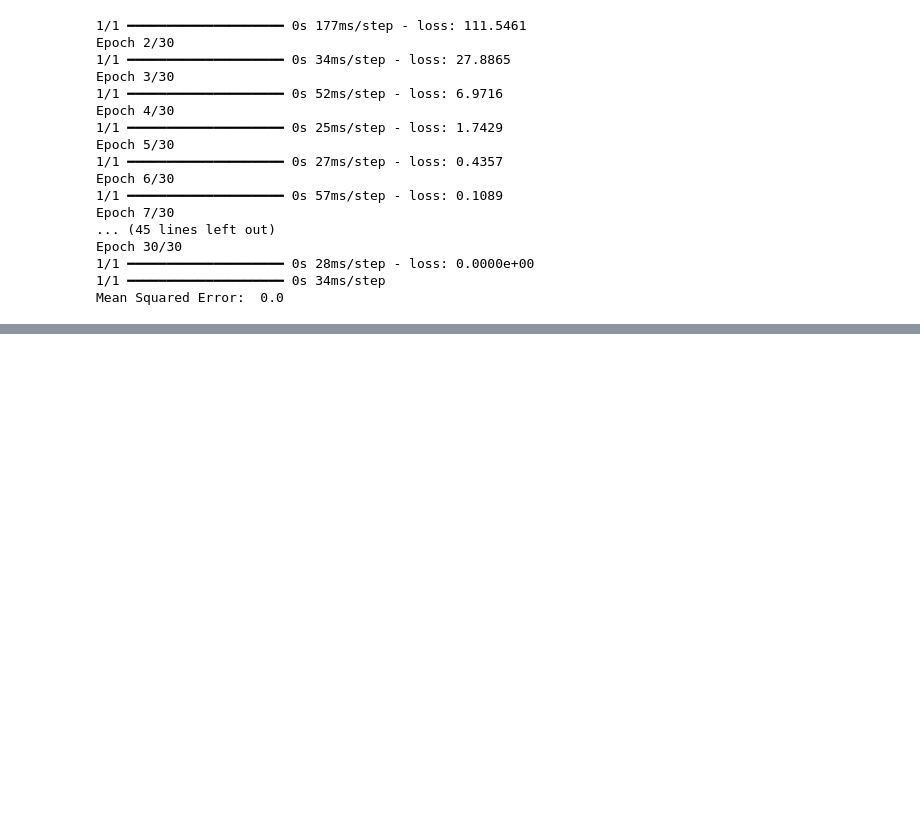
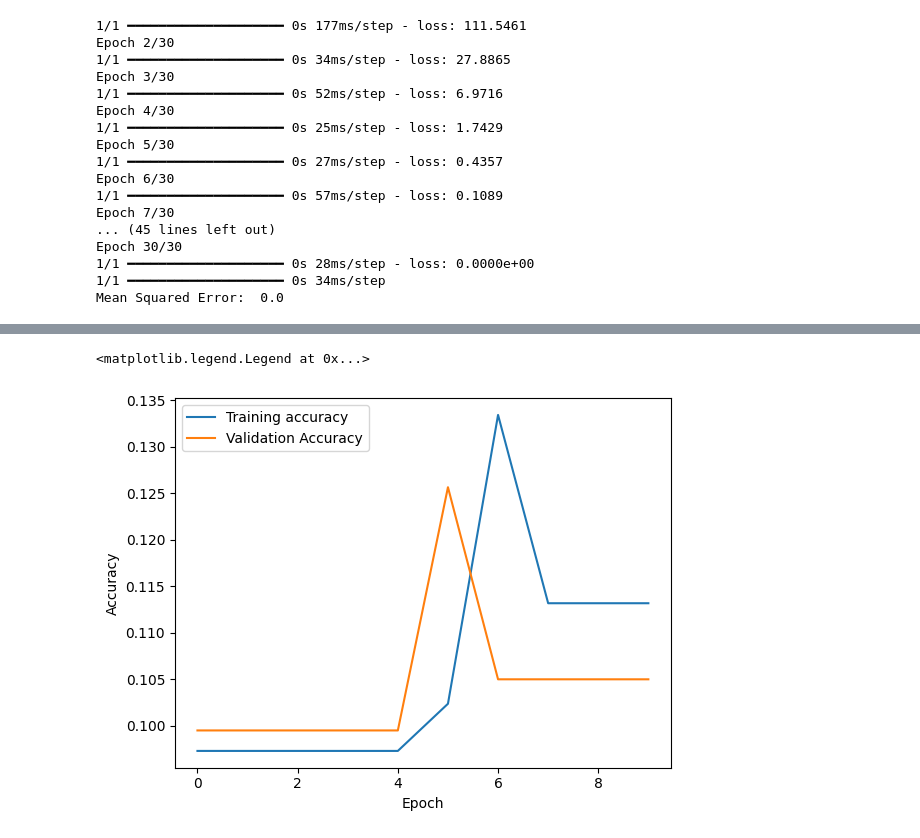
Before and after one commit to sayande717/code, a Jupyter notebook: platform/College-1/Deep Learning/4.ipynb, the cells around one changed output, grey strips where cells are left out. Saved outputs shown, nothing was run; the diff lists cells and outputs as text; code cells hidden in the pictures; blank space fills up the shorter version.

```diff
--- a/platform/College-1/Deep Learning/4.ipynb
+++ b/platform/College-1/Deep Learning/4.ipynb
@@ -59,0 +69,10 @@ Mean Squared Error:  0.0
+# %%
+# Dataset obtaining & classification
+# Dataset is obtained from inbuilt `datasets` feature of Google Colab
+(TrainIn, TrainOut), (TestIn, TestOut) = datasets.mnist.load_data()
+
+TrainIn = TrainIn.reshape(60000,28,28,1)
+TestIn = TestIn.reshape(10000,28,28,1)
+
+TrainOut = to_categorical(TrainOut)
+TestOut = to_categorical(TestOut)
@@ -59,0 +82,17 @@ Mean Squared Error:  0.0
+# %%
+# Building the model `Samkhya = Numbers`
+Samkhya = Sequential()
+# Flatten the multi-dimensional array into a 1D array.
+Samkhya.add(Flatten(name='F1'))
+
+# Hidden Layers
+Samkhya.add(Dense(100, activation='softmax',name='D1'))
+Samkhya.add(Dense(100, activation='softmax',name='D2'))
+Samkhya.add(Dense(10, activation='softmax',name='D3'))
+
+# Compile & Train the model, for 10 epochs (cycles)
+Samkhya.compile(optimizer='sgd', loss='mse', metrics=['accuracy'])
+
+# TrainingLog = Keeps a history of the training (or any sequential) process.
+# Later, we can pull the history using TrainingLog.history['parameter']
+TrainingLog=Samkhya.fit(TrainIn, TrainOut,epochs=10, validation_split=0.1)
@@ -59,0 +141,13 @@ Mean Squared Error:  0.0
+# %%
+# Visually see the progress
+plt.plot(TrainingLog.history['accuracy'], label='Training accuracy')
+plt.plot(TrainingLog.history['val_accuracy'], label = 'Validation Accuracy')
+
+plt.xlabel('Epoch')
+plt.ylabel('Accuracy')
+
+# loc defines the location of the legend, in clear text.
+plt.legend(loc='upper left')
+# %% [output]
+<matplotlib.legend.Legend at 0x...>
+[figure, added]
```
Also changed, not shown: parts of 6 cells of this notebook, 10 other files.
